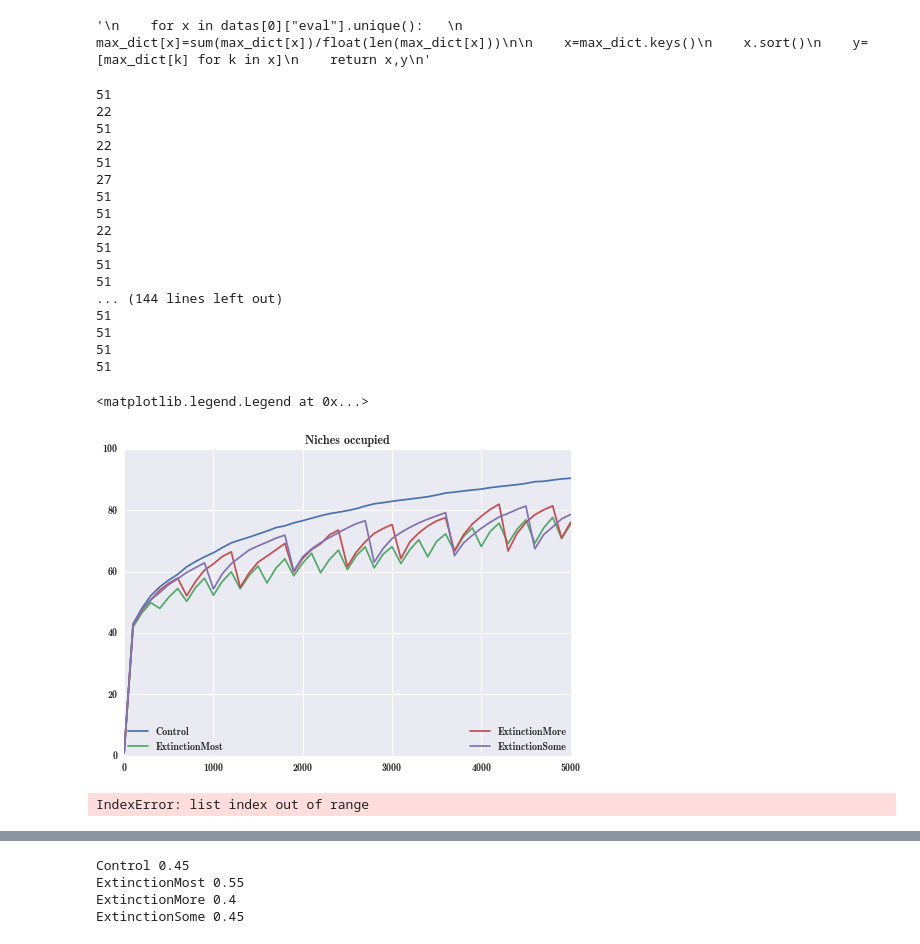
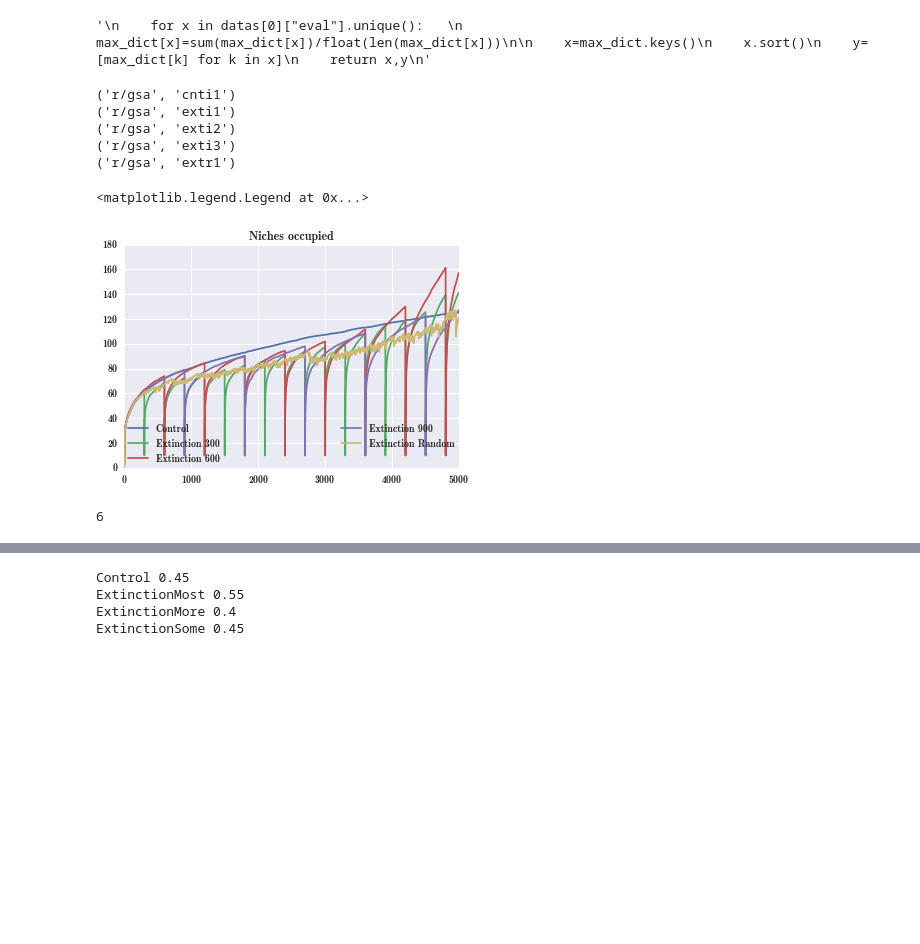
Before and after one commit to jal278/bpedpython, a Jupyter notebook: data/GEvo.ipynb, the cells around one changed output, grey strips where cells are left out. Saved outputs shown, nothing was run; the diff lists cells and outputs as text; code cells hidden in the pictures; blank space fills up the shorter version.

```diff
--- a/data/GEvo.ipynb
+++ b/data/GEvo.ipynb
@@ -18,7 +18,7 @@ import numpy as np
 #treatment_post={"control":" Ctrl","e2":" Extnct"}
 
 treatment_pre={"r/gsa":""} #,"r/na":"NA"} #"mut-1t/":"Maze (SA 1t)","nomut-1t/":"Maze (No SA 1t)",,
-treatment_post={"cnti1":"Control","exti1":"ExtinctionMost","exti2":"ExtinctionMore","exti3":"ExtinctionSome"}
+treatment_post={"cnti1":"Control","exti1":"Extinction 300","exti2":"Extinction 600","exti3":"Extinction 900","extr1":"Extinction Random"}
 #treatment_post_d={"cnti1":" Ctrl","exti1":" Ext1","exti2":" Ext2","exti3":" Ext3"}
 treatment_post_d=treatment_post.keys()
 treatment_post_d.sort()
@@ -95,6 +95,7 @@ final_mins=[]
 final_maxs=[]
 
 store={}
+samp_store={}
 
 title("Evolvability over time")
 
@@ -108,6 +109,7 @@ for treat in treatments:
     #errorbar(x,means,yerr=numpy.vstack([low,high]),label=treat[0]+treat[1])
     samps=samps.transpose()
     final_samps.append(samps[:,-1])
+    samp_store[treat]=final_samps[-1]
     samps_tot.append(samps)
     k+=1
     t=treat
@@ -188,7 +227,7 @@ df2.to_csv("gmaze-mean.dat",sep=" ",index_label="indx")
 # Stat analyis
 # %%
 #print store
-key=3000000
+key=3500
 indx=2
 import scipy.stats
 
@@ -216,20 +271,21 @@ for treat in treatments:
         a=a.replace("(","").replace(")","")
         b=open(fn_new,"w").write(a)
 # %%
-
+rng=5000
 #data=data[data["eval"]%50000==0]
 #plot(data["eval"],data["niches"])
-
+import random
 def compile_treatment_niche(treat):
     #files=glob.glob("%sout-%s*.log.new"% treat)
     files=glob.glob("%s%s*.log.new"% treat)
+    #files=random.sample(files,1)
     datas=[]
     for fn in files:
-        dat=read_csv(fn,header=None,sep=',',names=["eval","niches","entropy","complexity","fit","gen"])
-        print dat.shape[0]
-        if(dat.shape[0]<51):
+        dat=read_csv(fn,header=None,sep=',',names=["eval","niches","entropy","complexity","fit","gen","succ"])
+        #print dat.shape[0]
+        if(dat.shape[0]<rng):
             continue
-        datas.append(dat[:5000])
+        datas.append(dat[:rng])
     return datas,files
 
 """
@@ -245,45 +301,35 @@ def compile_treatment_niche(treat):
 '\n    for x in datas[0]["eval"].unique():   \n     max_dict[x]=sum(max_dict[x])/float(len(max_dict[x]))\n\n    x=max_dict.keys()\n    x.sort()\n    y=[max_dict[k] for k in x]\n    return x,y\n'
 # %%
 data=[]
+
 for treat in treatments:
 #for treat in [treatments[4]]:
-    #print treat
+    print treat
     t=treat
     label=treatment_pre[t[0]]+treatment_post[t[1]]
     d,files=compile_treatment_niche(treat)
-    x=d[0]["gen"]
+    x=d[0]["gen"][:rng]
     accum=d[0]
     key="niches"
     for k in range(1,len(d)):
       #print len(d[k][key]),files[k]
-      accum[key]+=d[k][key]
+      accum[key][:rng]+=d[k][key][:rng]
     accum[key]/=len(d)
-    plot(x,accum[key],label=label)
+    #print accum[key]
+    plot(x,accum[key][:rng],label=label)
     data.append((x,accum[key],label))
 title("Niches occupied")
 #legend()
 legend(loc=3,
        ncol=2, mode="expand", borderaxespad=0.)
 # %% [output]
-51
-22
-51
-22
-51
-27
-51
-51
-22
-51
-51
-51
-... (144 lines left out)
-51
-51
-51
-51
+('r/gsa', 'cnti1')
+('r/gsa', 'exti1')
+('r/gsa', 'exti2')
+('r/gsa', 'exti3')
+('r/gsa', 'extr1')
 <matplotlib.legend.Legend at 0x...>
-[figure, old version]
+[figure, new version]
 # %%
 data=[numpy.array(data[0][0])]+[numpy.array(z[1]) for z in data]
 print len(data)
@@ -292,6 +338,6 @@ data=np.vstack(data).transpose()
 
 cols=["generation"]+[treatment_post[treat[1]] for treat in treatments]
 df1 = pandas.DataFrame(data,columns=cols)
-df1.to_csv("gmaze-niches.dat",sep=" ",index_label="indx")
+df1.to_csv("gbiped-niches.dat",sep=" ",index_label="indx")
 # %% [output]
-IndexError: list index out of range
+6
```
Also changed, not shown: parts of 8 cells of this notebook, 1 other file.
